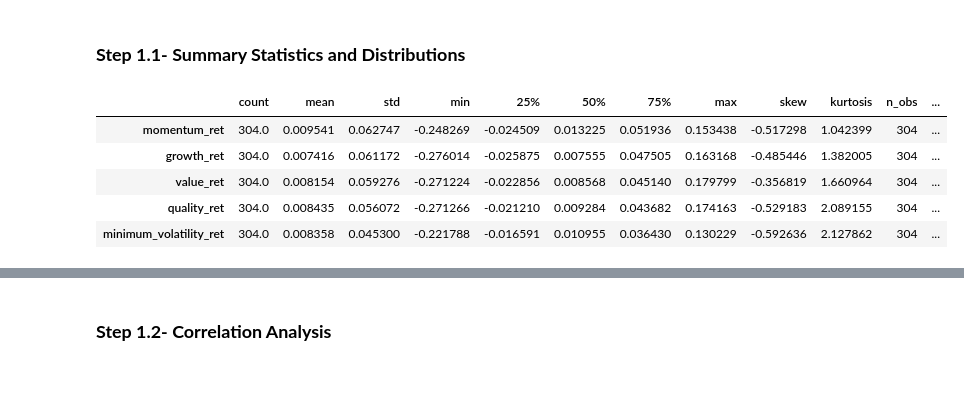
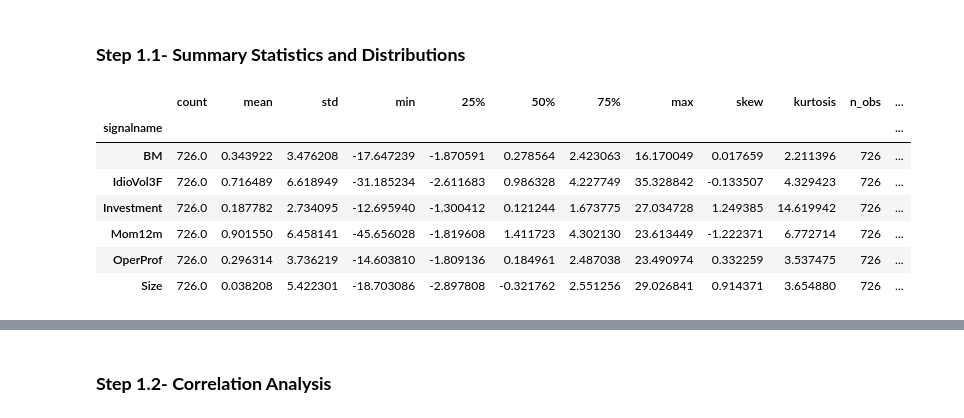
Before and after one commit to dipanshusharma2001/MScFE_WQU_Capstone_Project, a Jupyter notebook: notebooks/CausalFactorInvestingUsingInfluenceDiagram_StudentGroup_11186.ipynb, the cells around one changed output, grey strips where cells are left out. Saved outputs shown, nothing was run; the diff lists cells and outputs as text; code cells hidden in the pictures; blank space fills up the shorter version.

```diff
--- a/notebooks/CausalFactorInvestingUsingInfluenceDiagram_StudentGroup_11186.ipynb
+++ b/notebooks/CausalFactorInvestingUsingInfluenceDiagram_StudentGroup_11186.ipynb
@@ -86,0 +37,4 @@ msci_monthly_returns.to_csv(f"{inputs_clean}/msci_em_factor_monthly_returns.csv"
+# %%
+# initializing openap for downloading the dataset
+openap = oap.OpenAP()
+openap.list_port()
@@ -86,0 +54,9 @@ msci_monthly_returns.to_csv(f"{inputs_clean}/msci_em_factor_monthly_returns.csv"
+# %%
+# downloading the selected factors,
+# BM (Book-to-Market), Mom12m (12-month Momentum), Size (Market Equity), OP (Operating Profitability), Investment, IdioVol3F (idiosyncratic volatility residualized vs 3-factor model)
+# using value-weighted quintile portfolios
+factors = ['BM', 'Mom12m', 'Size', 'OperProf', 'Investment', 'IdioVol3F']
+port_name = 'quintiles_vw'
+
+osap_df = openap.dl_port(port_name, 'pandas', factors=factors)
+osap_df.head()
@@ -86,0 +76,8 @@ msci_monthly_returns.to_csv(f"{inputs_clean}/msci_em_factor_monthly_returns.csv"
+# %%
+# filter for LS (long short) port and selected factors
+mask = (osap_df['port'].astype(str).str.upper() == 'LS') & (osap_df['signalname'].isin(factors))
+ls_df = osap_df.loc[mask, ['signalname', 'date', 'ret']].copy()
+
+# pivot to wide: index=date, columns=signalname, values=ret
+osap_factor_returns = ls_df.pivot(index='date', columns='signalname', values='ret')
+osap_factor_returns.head()
@@ -86,0 +92,8 @@ msci_monthly_returns.to_csv(f"{inputs_clean}/msci_em_factor_monthly_returns.csv"
+# %%
+# filtering the common period from where all factor return data is available
+start_date = osap_factor_returns.dropna().index.min()
+end_date = osap_factor_returns.dropna().index.max()
+print("Common period with all factor returns available:", start_date, "to", end_date)
+
+osap_factor_returns = osap_factor_returns.loc[start_date:end_date]
+osap_factor_returns.head()
@@ -88,23 +140,25 @@ msci_monthly_returns.to_csv(f"{inputs_clean}/msci_em_factor_monthly_returns.csv"
 ### **Step 1.1- Summary Statistics and Distributions**
 # %%
 # summary statistics + higher moments
-msci_returns_summary_stats = msci_monthly_returns.describe().T
-msci_returns_summary_stats['skew'] = msci_monthly_returns.skew()
-msci_returns_summary_stats['kurtosis'] = msci_monthly_returns.kurtosis()
-msci_returns_summary_stats['n_obs'] = msci_monthly_returns.count()
-msci_returns_summary_stats['n_nan'] = msci_monthly_returns.isna().sum()
+osap_returns_summary_stats = osap_factor_returns.describe().T
+osap_returns_summary_stats['skew'] = osap_factor_returns.skew()
+osap_returns_summary_stats['kurtosis'] = osap_factor_returns.kurtosis()
+osap_returns_summary_stats['n_obs'] = osap_factor_returns.count()
+osap_returns_summary_stats['n_nan'] = osap_factor_returns.isna().sum()
 
 # saving the summary stats
-msci_returns_summary_stats.to_csv(os.path.join(outputs_eda, "msci_returns_summary_stats.csv"))
+osap_returns_summary_stats.to_csv(os.path.join(outputs_eda, "osap_returns_summary_stats.csv"))
 
 # display
-display(msci_returns_summary_stats)
+display(osap_returns_summary_stats)
 # %% [output]
 |  | count | mean | std | min | 25% | 50% | 75% | max | skew | kurtosis | n_obs | ... |
-| momentum_ret | 304.0 | 0.009541 | 0.062747 | -0.248269 | -0.024509 | 0.013225 | 0.051936 | 0.153438 | -0.517298 | 1.042399 | 304 | ... |
-| growth_ret | 304.0 | 0.007416 | 0.061172 | -0.276014 | -0.025875 | 0.007555 | 0.047505 | 0.163168 | -0.485446 | 1.382005 | 304 | ... |
-| value_ret | 304.0 | 0.008154 | 0.059276 | -0.271224 | -0.022856 | 0.008568 | 0.045140 | 0.179799 | -0.356819 | 1.660964 | 304 | ... |
-| quality_ret | 304.0 | 0.008435 | 0.056072 | -0.271266 | -0.021210 | 0.009284 | 0.043682 | 0.174163 | -0.529183 | 2.089155 | 304 | ... |
-| minimum_volatility_ret | 304.0 | 0.008358 | 0.045300 | -0.221788 | -0.016591 | 0.010955 | 0.036430 | 0.130229 | -0.592636 | 2.127862 | 304 | ... |
+| signalname |  |  |  |  |  |  |  |  |  |  |  | ... |
+| BM | 726.0 | 0.343922 | 3.476208 | -17.647239 | -1.870591 | 0.278564 | 2.423063 | 16.170049 | 0.017659 | 2.211396 | 726 | ... |
+| IdioVol3F | 726.0 | 0.716489 | 6.618949 | -31.185234 | -2.611683 | 0.986328 | 4.227749 | 35.328842 | -0.133507 | 4.329423 | 726 | ... |
+| Investment | 726.0 | 0.187782 | 2.734095 | -12.695940 | -1.300412 | 0.121244 | 1.673775 | 27.034728 | 1.249385 | 14.619942 | 726 | ... |
+| Mom12m | 726.0 | 0.901550 | 6.458141 | -45.656028 | -1.819608 | 1.411723 | 4.302130 | 23.613449 | -1.222371 | 6.772714 | 726 | ... |
+| OperProf | 726.0 | 0.296314 | 3.736219 | -14.603810 | -1.809136 | 0.184961 | 2.487038 | 23.490974 | 0.332259 | 3.537475 | 726 | ... |
+| Size | 726.0 | 0.038208 | 5.422301 | -18.703086 | -2.897808 | -0.321762 | 2.551256 | 29.026841 | 0.914371 | 3.654880 | 726 | ... |
 # %%
 # plotting combined grid: histograms + KDE line for all factors monthly returns series
```
Also changed, not shown: parts of 13 cells of this notebook, 6 other files.
